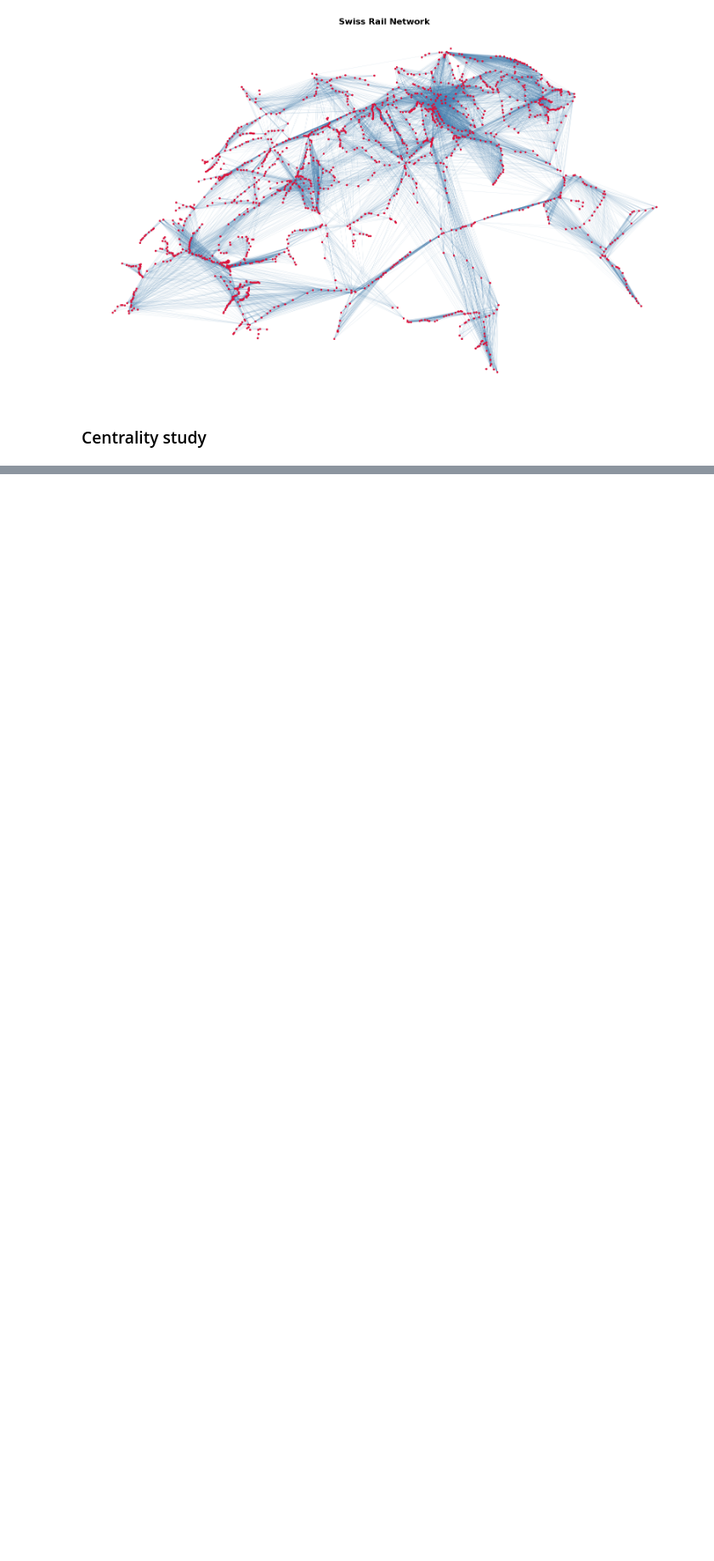
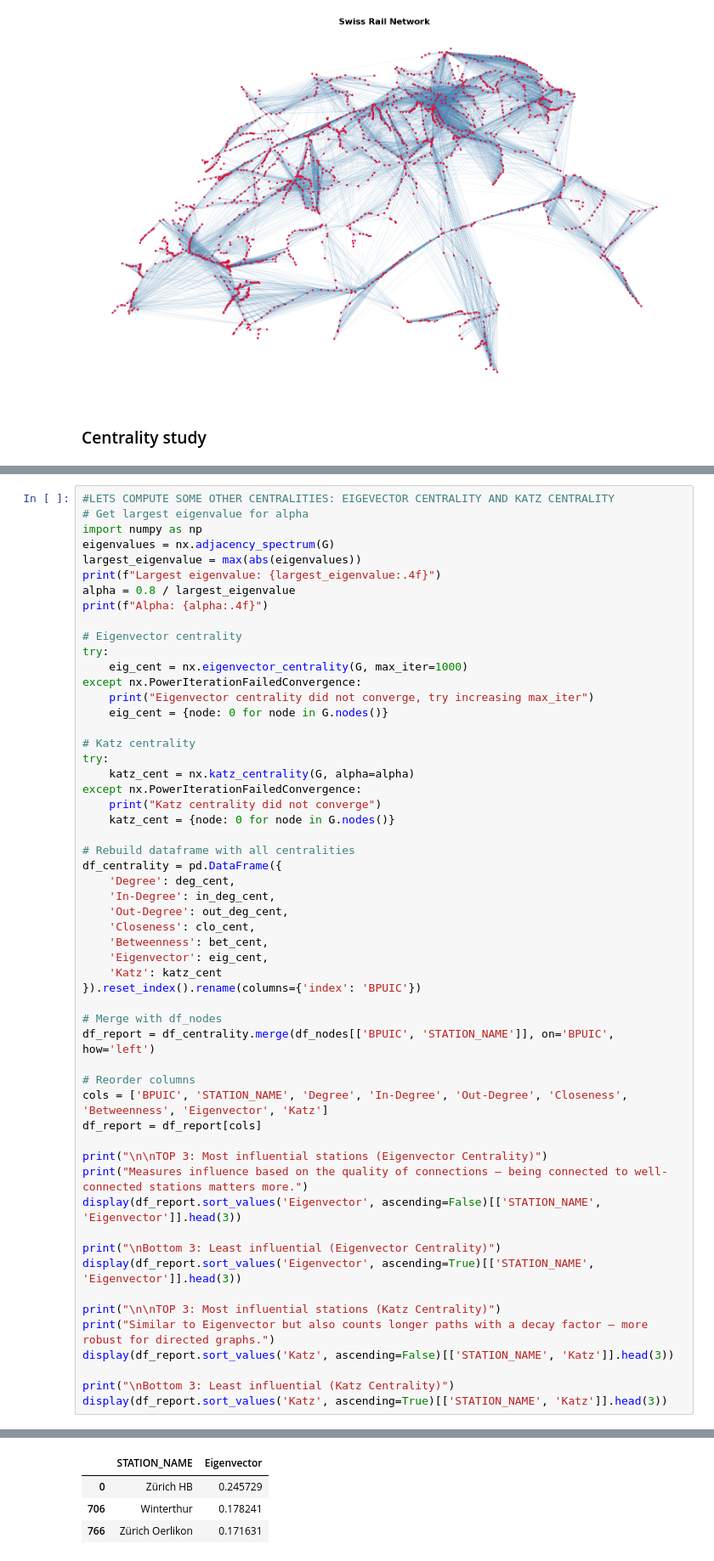
Before and after one commit to alvarosg285/swiss_railway_complex_network, a Jupyter notebook: main.ipynb, the cells around one changed output, grey strips where cells are left out. Shown at 85% size. Drawn from its saved outputs; the diff is of its cells as text; blank space fills up the shorter version.

```diff
--- a/main.ipynb
+++ b/main.ipynb
@@ -459,0 +462,56 @@ Bottom 3: Dead-ends / Zero impact on routing (Betweenness Centrality)
+# %%
+#LETS COMPUTE SOME OTHER CENTRALITIES: EIGEVECTOR CENTRALITY AND KATZ CENTRALITY
+# Get largest eigenvalue for alpha
+import numpy as np
+eigenvalues = nx.adjacency_spectrum(G)
+largest_eigenvalue = max(abs(eigenvalues))
+print(f"Largest eigenvalue: {largest_eigenvalue:.4f}")
+alpha = 0.8 / largest_eigenvalue
+print(f"Alpha: {alpha:.4f}")
+
+# Eigenvector centrality
+try:
+    eig_cent = nx.eigenvector_centrality(G, max_iter=1000)
+except nx.PowerIterationFailedConvergence:
+    print("Eigenvector centrality did not converge, try increasing max_iter")
+    eig_cent = {node: 0 for node in G.nodes()}
+
+# Katz centrality
+try:
+    katz_cent = nx.katz_centrality(G, alpha=alpha)
+except nx.PowerIterationFailedConvergence:
+    print("Katz centrality did not converge")
+    katz_cent = {node: 0 for node in G.nodes()}
+
+# Rebuild dataframe with all centralities
+df_centrality = pd.DataFrame({
+    'Degree': deg_cent,
+    'In-Degree': in_deg_cent,
+    'Out-Degree': out_deg_cent,
+    'Closeness': clo_cent,
+    'Betweenness': bet_cent,
+    'Eigenvector': eig_cent,
+    'Katz': katz_cent
+}).reset_index().rename(columns={'index': 'BPUIC'})
+
+# Merge with df_nodes
+df_report = df_centrality.merge(df_nodes[['BPUIC', 'STATION_NAME']], on='BPUIC', how='left')
+
+# Reorder columns
+cols = ['BPUIC', 'STATION_NAME', 'Degree', 'In-Degree', 'Out-Degree', 'Closeness', 'Betweenness', 'Eigenvector', 'Katz']
+df_report = df_report[cols]
+
+print("\n\nTOP 3: Most influential stations (Eigenvector Centrality)")
+print("Measures influence based on the quality of connections — being connected to well-connected stations matters more.")
+display(df_report.sort_values('Eigenvector', ascending=False)[['STATION_NAME', 'Eigenvector']].head(3))
+
+print("\nBottom 3: Least influential (Eigenvector Centrality)")
+display(df_report.sort_values('Eigenvector', ascending=True)[['STATION_NAME', 'Eigenvector']].head(3))
+
+print("\n\nTOP 3: Most influential stations (Katz Centrality)")
+print("Similar to Eigenvector but also counts longer paths with a decay factor — more robust for directed graphs.")
+display(df_report.sort_values('Katz', ascending=False)[['STATION_NAME', 'Katz']].head(3))
+
+print("\nBottom 3: Least influential (Katz Centrality)")
+display(df_report.sort_values('Katz', ascending=True)[['STATION_NAME', 'Katz']].head(3))
+# %% [output]
@@ -459,0 +524,4 @@ Bottom 3: Dead-ends / Zero impact on routing (Betweenness Centrality)
+|  | STATION_NAME | Eigenvector |
+| 0 | Zürich HB | 0.245729 |
+| 706 | Winterthur | 0.178241 |
+| 766 | Zürich Oerlikon | 0.171631 |
```
Also changed, not shown: parts of 6 cells of this notebook.
